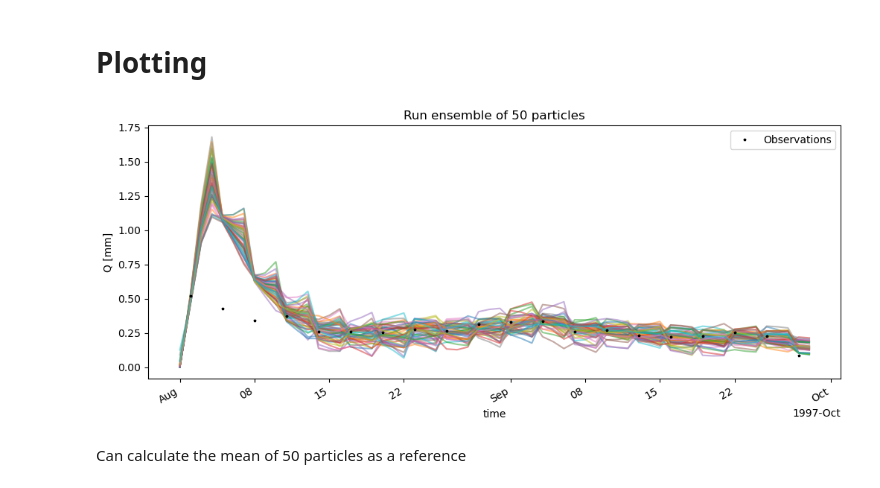
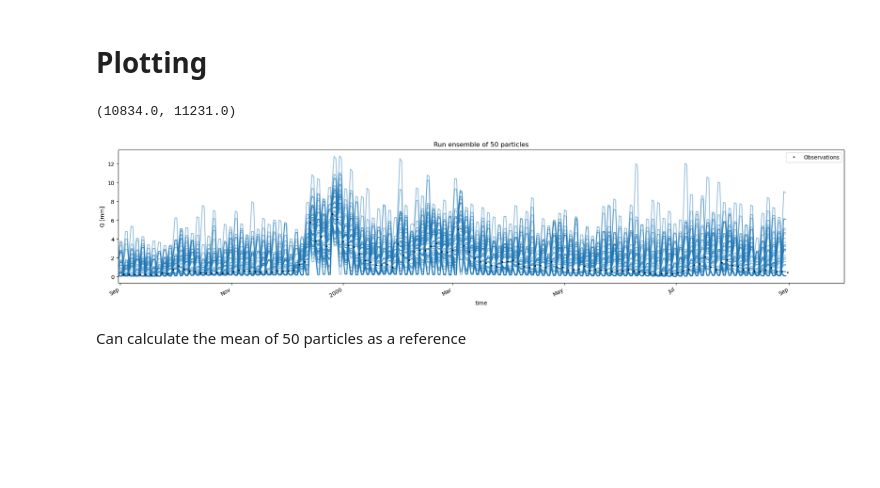
Before and after one commit to Daafip/Msc-Thesis-Notebooks, a Jupyter notebook: 2.5. Run DA HBV test - vary window.ipynb, the cells around one changed output. Saved outputs shown, nothing was run; the diff lists cells and outputs as text; code cells hidden in the pictures; blank space fills up the shorter version.

```diff
--- a/2.5. Run DA HBV test - vary window.ipynb
+++ b/2.5. Run DA HBV test - vary window.ipynb
@@ -145,5 +146,5 @@ net start winnat
 ensemble = setup_ensemble(n_particles)
 ref_model = ensemble[0]
 # %%
-# n_timesteps = len(ds.time.values) - 1
-n_timesteps  = 60
+n_timesteps = len(ds.time.values)
+# n_timesteps  = 60
@@ -167,16 +170,17 @@ print(stor_names)
 ['Imax', 'Ce', 'Sumax', 'Beta', 'Pmax', 'Tlag', 'Kf', 'Ks']
 ['Si', 'Su', 'Sf', 'Ss']
 # %%
+start = datetime.now()
 time = []
 Q_obs_t_lst = []
 t_index = 0
 ## running for whole timeseries takes long, just do first couple of months to see inpact
-while ref_model.time < ref_model.start_time + n_timesteps * ref_model.time_step:
-# while ref_model.time <= ref_model.end_time:
+# while ref_model.time < ref_model.start_time + n_timesteps * ref_model.time_step:
+while ref_model.time < ref_model.end_time:
     time.append(pd.Timestamp(ref_model.time_as_datetime.date()))
-
+    print(f'{t_index}/{n_timesteps}',end="\r")
     # run model forward
-    for m_index, ensembleMember in enumerate(ensemble):
+    for m_index, ensembleMember in tqdm(enumerate(ensemble),disable=True):
         ensembleMember.update()
         # get model, storage and paramers
         Q_m_arr[m_index, t_index] = ensembleMember.get_value("Q_m")[0] # 1 observation per ensemble member - TODO: would be great to just do this in one go!
@@ -201,9 +205,10 @@ while ref_model.time < ref_model.start_time + n_timesteps * ref_model.time_step:
 
         ## add noise
         ## TODO: literature to choose sigma - maybe make sigma dependant on the parameter: i.e. %age of parameter
-        sigma = 0.025 * Q_obs
+        sigma = 0.005 #* Q_obs
         new_parameters = np.array([np.array([max(perturbed + add_noise(sigma),1e-6) for perturbed in par])
                                    for par in new_parameters.T]).T
+        sigma = 0.5 #* Q_obs
         new_storage    = np.array([np.array([max(perturbed + add_noise(sigma),1e-6) for perturbed in stor])
                                    for stor in new_storage.T]).T
 
@@ -216,7 +221,7 @@ while ref_model.time < ref_model.start_time + n_timesteps * ref_model.time_step:
 
 
         # update the parameters & states
-        for index, ensembleMember in enumerate(ensemble):
+        for index, ensembleMember in tqdm(enumerate(ensemble),disable=True):
             # TODO: adjust so that tLag cant go to 0
             [ensembleMember.set_value(parameter, np.array([new_parameters[index, p_index]])) for p_index, parameter in enumerate(param_names)]
             [ensembleMember.set_value(storage, np.array([new_storage[index, s_index]])) for s_index, storage in enumerate(stor_names)]
@@ -233,5 +238,8 @@ while ref_model.time < ref_model.start_time + n_timesteps * ref_model.time_step:
 
 
 # end model - IMPORTANT! when working with dockers
-for index, ensembleMember in enumerate(ensemble):
+for index, ensembleMember in tqdm(enumerate(ensemble),disable=True):
     ensembleMember.finalize()
+
+end = datetime.now()
+end - start
@@ -252,7 +267,8 @@ new_parameters[index, index_t_lag]
 # %% [markdown]
 ### process the numpy data into easily acessed data types
 # %%
-save, load = False, False
+save, load = True, False
+current_time = str(datetime.now())[:-10].replace(":","_")
 # %%
 Q_m_arr.shape
 # %% [output]
@@ -267,9 +283,9 @@ n_timesteps_realised = len(time)
 # %%
 ##### Save?
 if save:
-    df_ensemble.to_feather(r'Output/df_ensemble.feather')
+    df_ensemble.to_feather(rf'Output/df_ensemble_{current_time}.feather')
 if load:
-    df_ensemble = pd.read_feather(r'Output/df_ensemble.feather')
+    df_ensemble = pd.read_feather(glob.glob(r'Output/df_ensemble_*.feather')[-1]) # read last
 # %%
 # if load:
 # TODO: obtain from model
@@ -352,15 +368,17 @@ if load:
 # Plotting
 # %%
 # df_ensemble.plot()
-fig, ax = plt.subplots(1,1,figsize=(12,5))
+fig, ax = plt.subplots(1,1,figsize=(12*2,5))
 # ax.plot(ds.time.values[:n_days],ds['Q'].values[:n_days],lw=0,marker="*",ms=2.5,zorder=0,label="Observations",color="k")
 # ax.plot(df.index, Q_m_in_ref[1:],label="Modelled reference Q");
 ds.sel(time=Q_obs_t_lst)["Q"].plot(ax=ax,lw=0,marker="*",ms=2.5,zorder=0,label="Observations",color='k')
 ax.legend(bbox_to_anchor=(1,1))
-df_ensemble.plot(ax=ax,alpha=0.5,zorder=-1,legend=False)
+df_ensemble.plot(ax=ax,alpha=0.5,zorder=-1,legend=False,color="C0")
 ax.set_ylabel("Q [mm]")
 ax.set_title(f"Run ensemble of {n_particles} particles");
+ax.set_xlim((pd.Timestamp('1999-08-31'),pd.Timestamp('2000-10-01')))
 # %% [output]
+(10834.0, 11231.0)
-[figure, old version]
+[figure, new version]
 # %%
 figure_path = path / "Figures"
```
Also changed, not shown: parts of 21 cells of this notebook, 48 other files.
